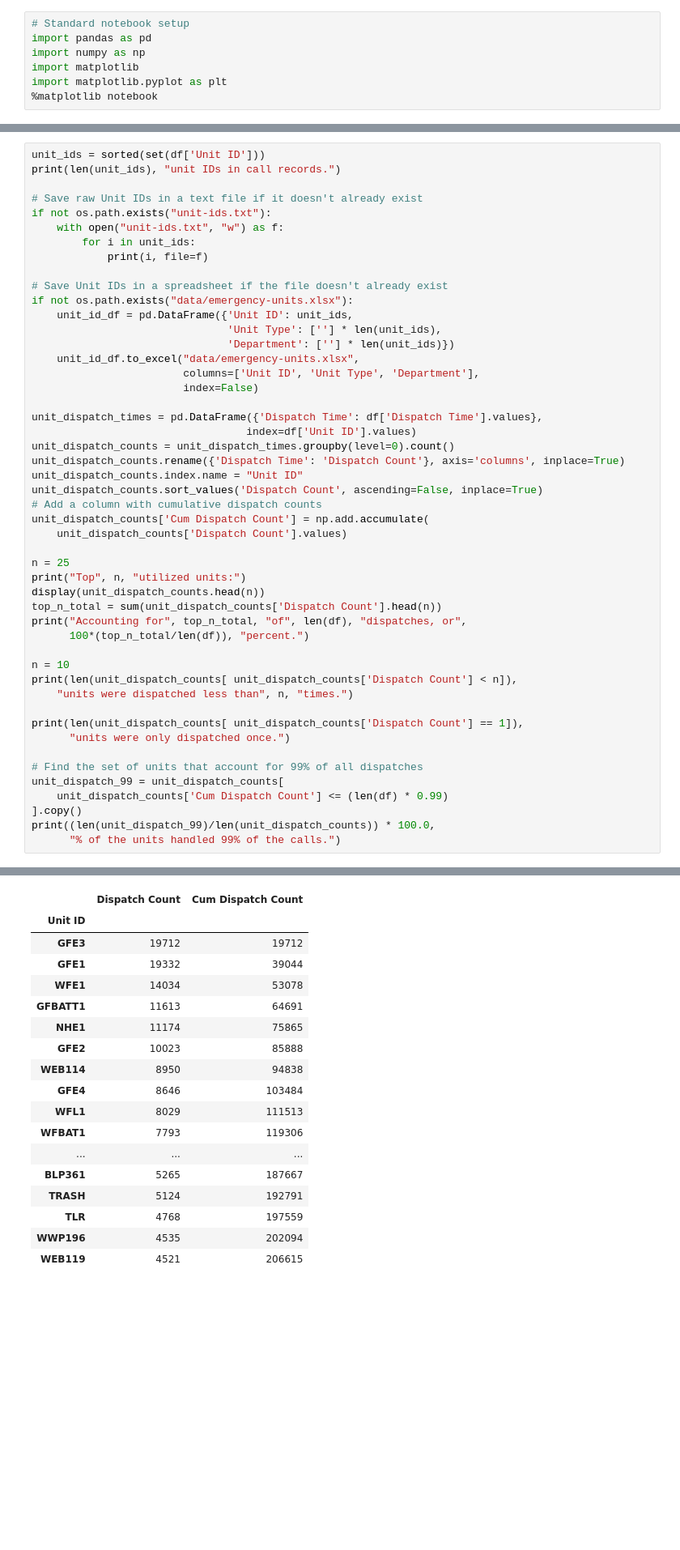
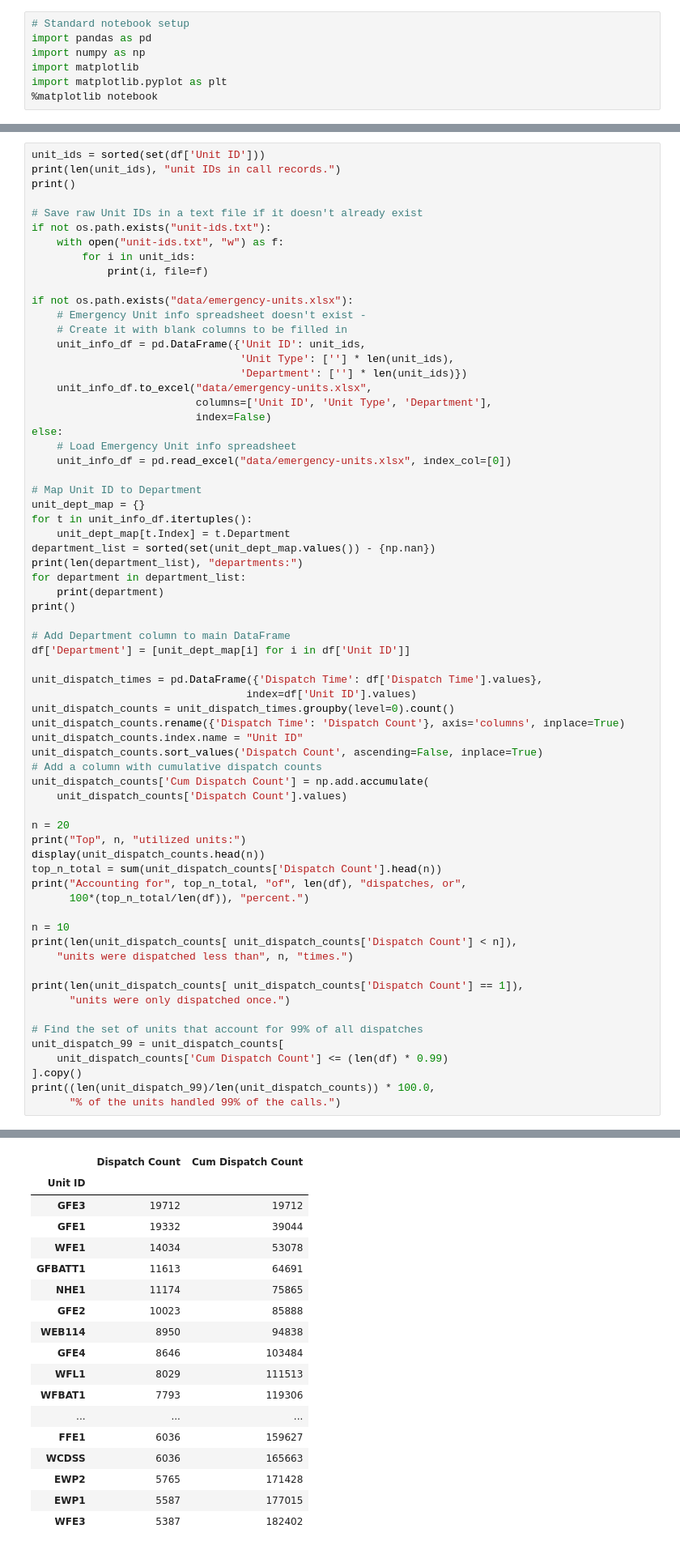
Before and after one commit to dhandy2013/wake-fire-planning, a Jupyter notebook: call-volume-trends.ipynb, the cells around one changed output, grey strips where cells are left out. Shown: that part at 81% size. Drawn from its saved outputs; the diff is of its cells as text; blank space fills up the shorter version.

```diff
--- a/call-volume-trends.ipynb
+++ b/call-volume-trends.ipynb
@@ -72,6 +72,7 @@ df.head(10)
 # %%
 unit_ids = sorted(set(df['Unit ID']))
 print(len(unit_ids), "unit IDs in call records.")
+print()
 
 # Save raw Unit IDs in a text file if it doesn't already exist
 if not os.path.exists("unit-ids.txt"):
@@ -79,14 +80,31 @@ if not os.path.exists("unit-ids.txt"):
         for i in unit_ids:
             print(i, file=f)
 
-# Save Unit IDs in a spreadsheet if the file doesn't already exist
 if not os.path.exists("data/emergency-units.xlsx"):
-    unit_id_df = pd.DataFrame({'Unit ID': unit_ids,
-                               'Unit Type': [''] * len(unit_ids),
-                               'Department': [''] * len(unit_ids)})
-    unit_id_df.to_excel("data/emergency-units.xlsx",
-                        columns=['Unit ID', 'Unit Type', 'Department'],
-                        index=False)
+    # Emergency Unit info spreadsheet doesn't exist -
+    # Create it with blank columns to be filled in
+    unit_info_df = pd.DataFrame({'Unit ID': unit_ids,
+                                 'Unit Type': [''] * len(unit_ids),
+                                 'Department': [''] * len(unit_ids)})
+    unit_info_df.to_excel("data/emergency-units.xlsx",
+                          columns=['Unit ID', 'Unit Type', 'Department'],
+                          index=False)
+else:
+    # Load Emergency Unit info spreadsheet
+    unit_info_df = pd.read_excel("data/emergency-units.xlsx", index_col=[0])
+
+# Map Unit ID to Department
+unit_dept_map = {}
+for t in unit_info_df.itertuples():
+    unit_dept_map[t.Index] = t.Department
+department_list = sorted(set(unit_dept_map.values()) - {np.nan})
+print(len(department_list), "departments:")
+for department in department_list:
+    print(department)
+print()
+
+# Add Department column to main DataFrame
+df['Department'] = [unit_dept_map[i] for i in df['Unit ID']]
 
 unit_dispatch_times = pd.DataFrame({'Dispatch Time': df['Dispatch Time'].values},
                                   index=df['Unit ID'].values)
@@ -98,7 +116,7 @@ unit_dispatch_counts.sort_values('Dispatch Count', ascending=False, inplace=True
 unit_dispatch_counts['Cum Dispatch Count'] = np.add.accumulate(
     unit_dispatch_counts['Dispatch Count'].values)
 
-n = 25
+n = 20
 print("Top", n, "utilized units:")
 display(unit_dispatch_counts.head(n))
 top_n_total = sum(unit_dispatch_counts['Dispatch Count'].head(n))
@@ -124,18 +159,18 @@ Top 25 utilized units:
 |  | Dispatch Count | Cum Dispatch Count |
 | Unit ID |  |  |
 | GFE3 | 19712 | 19712 |
 | GFE1 | 19332 | 39044 |
 | WFE1 | 14034 | 53078 |
 | GFBATT1 | 11613 | 64691 |
 | NHE1 | 11174 | 75865 |
 | GFE2 | 10023 | 85888 |
 | WEB114 | 8950 | 94838 |
 | GFE4 | 8646 | 103484 |
 | WFL1 | 8029 | 111513 |
 | WFBAT1 | 7793 | 119306 |
 | ... | ... | ... |
-| BLP361 | 5265 | 187667 |
-| TRASH | 5124 | 192791 |
-| TLR | 4768 | 197559 |
-| WWP196 | 4535 | 202094 |
-| WEB119 | 4521 | 206615 |
+| FFE1 | 6036 | 159627 |
+| WCDSS | 6036 | 165663 |
+| EWP2 | 5765 | 171428 |
+| EWP1 | 5587 | 177015 |
+| WFE3 | 5387 | 182402 |
```
Also changed, not shown: parts of 8 cells of this notebook, 1 other file.
